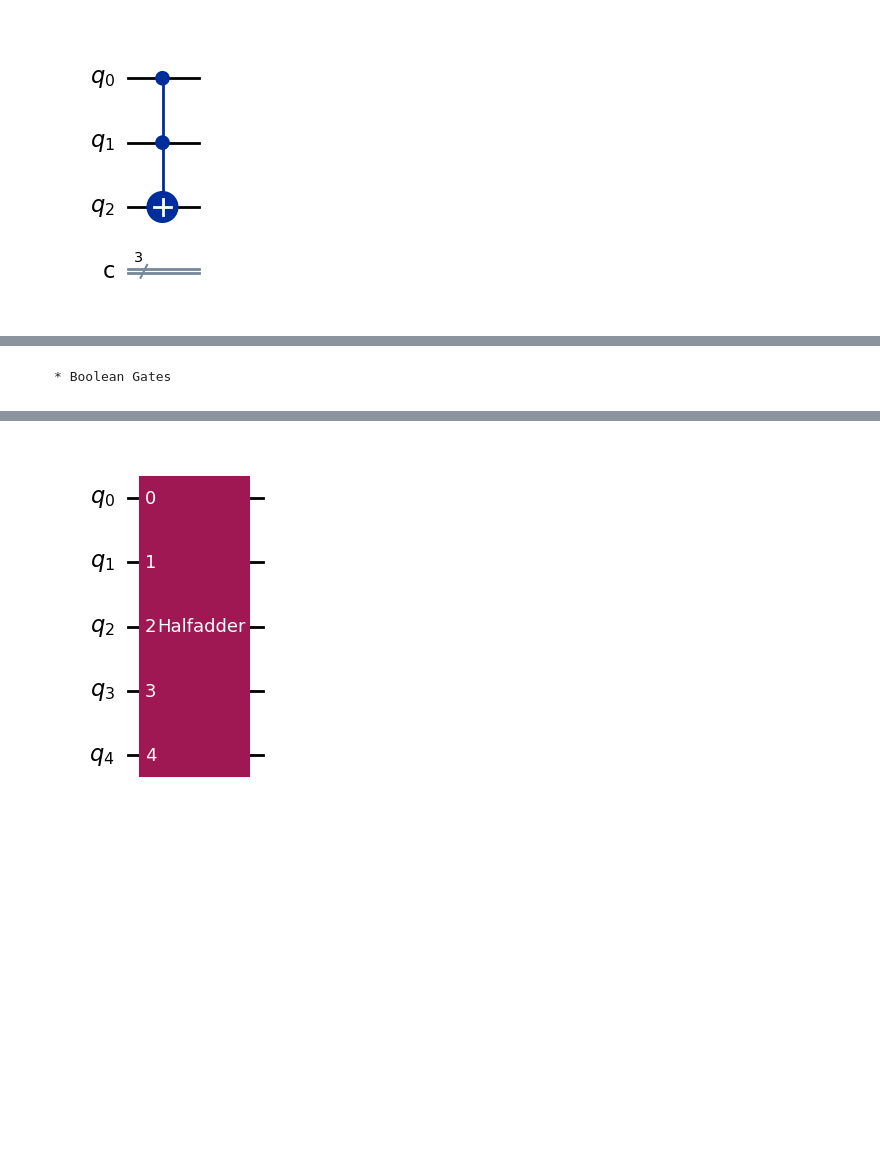
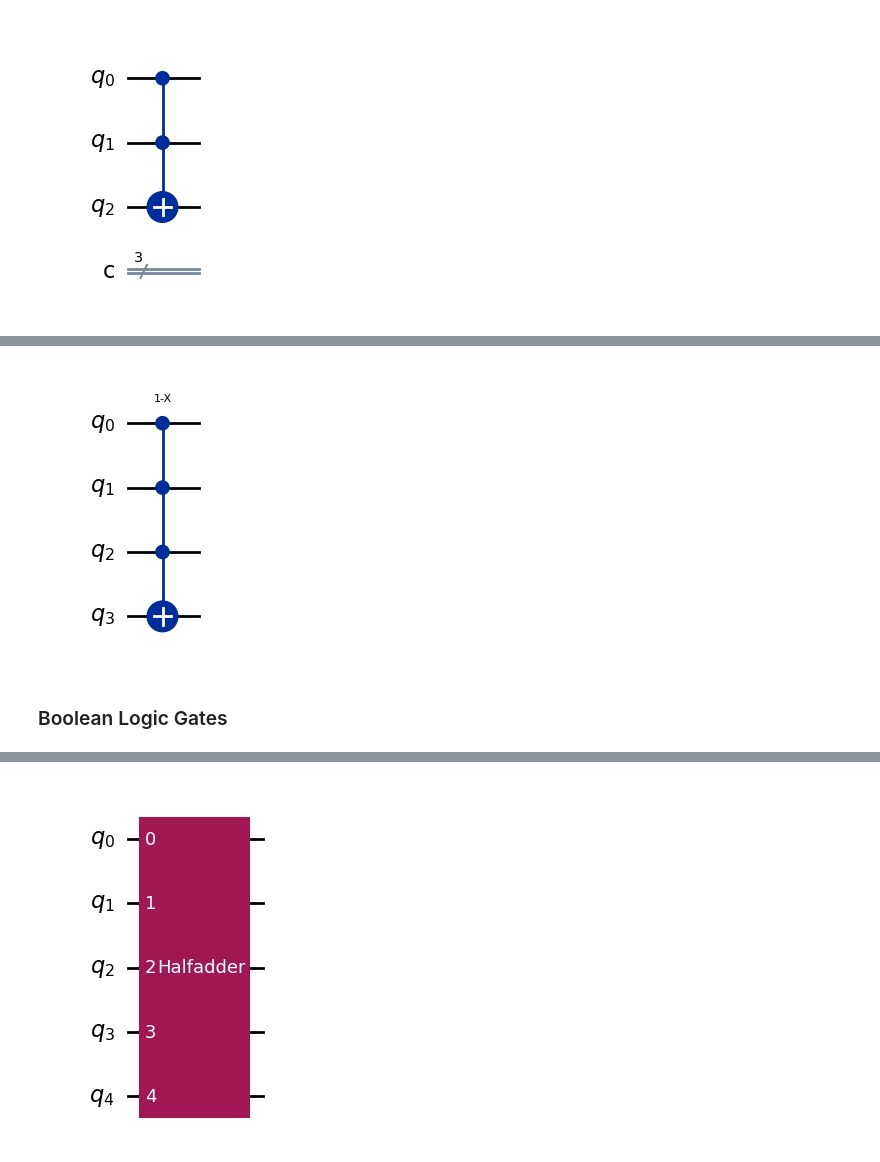
Before and after one commit to kibrahim757/qiskit_certification_examples, a Jupyter notebook: 1_2_Quantum_Operations.ipynb, the cells around one changed output, grey strips where cells are left out. Saved outputs shown, nothing was run; the diff lists cells and outputs as text; code cells hidden in the pictures; blank space fills up the shorter version.

```diff
--- a/1_2_Quantum_Operations.ipynb
+++ b/1_2_Quantum_Operations.ipynb
@@ -121,2 +259,10 @@ qc.compose(mcxgate).draw('mpl')
+# %%
+from qiskit.circuit.library import MCMTGate
+
+mcmtGate = MCMTGate(gate=xgate,num_ctrl_qubits=3,num_target_qubits=1)
+qc= QuantumCircuit(4,0)
+qc.compose(mcmtGate).draw('mpl')
+# %% [output]
+[figure, added]
 # %% [markdown]
-    * Boolean Gates
+### Boolean Logic Gates
```
Also changed, not shown: parts of 56 cells of this notebook, 1 other file.
